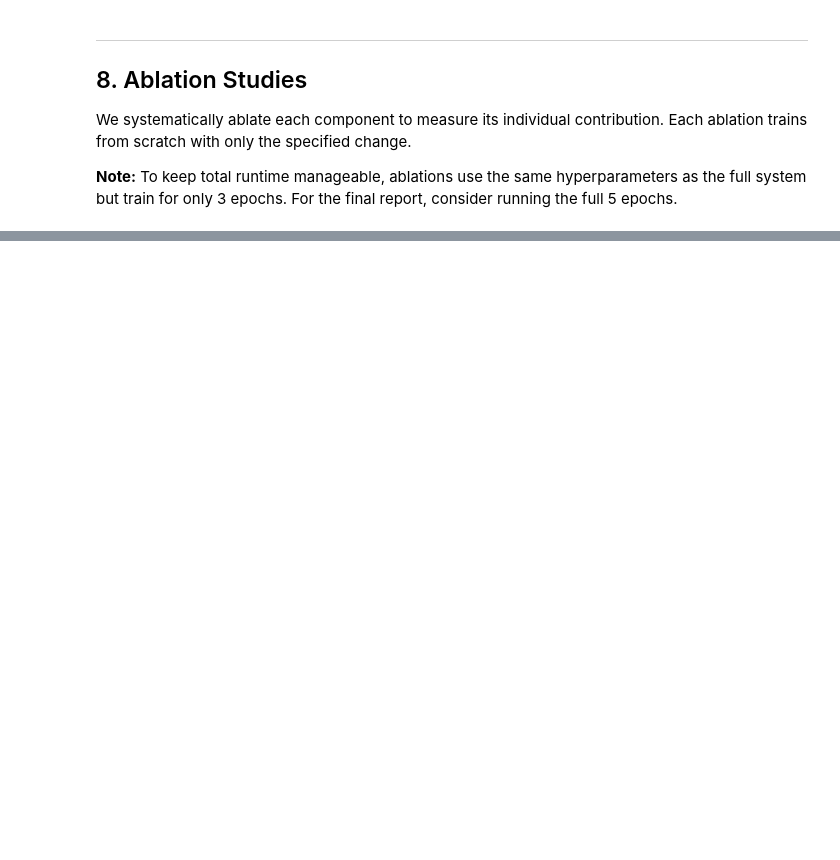
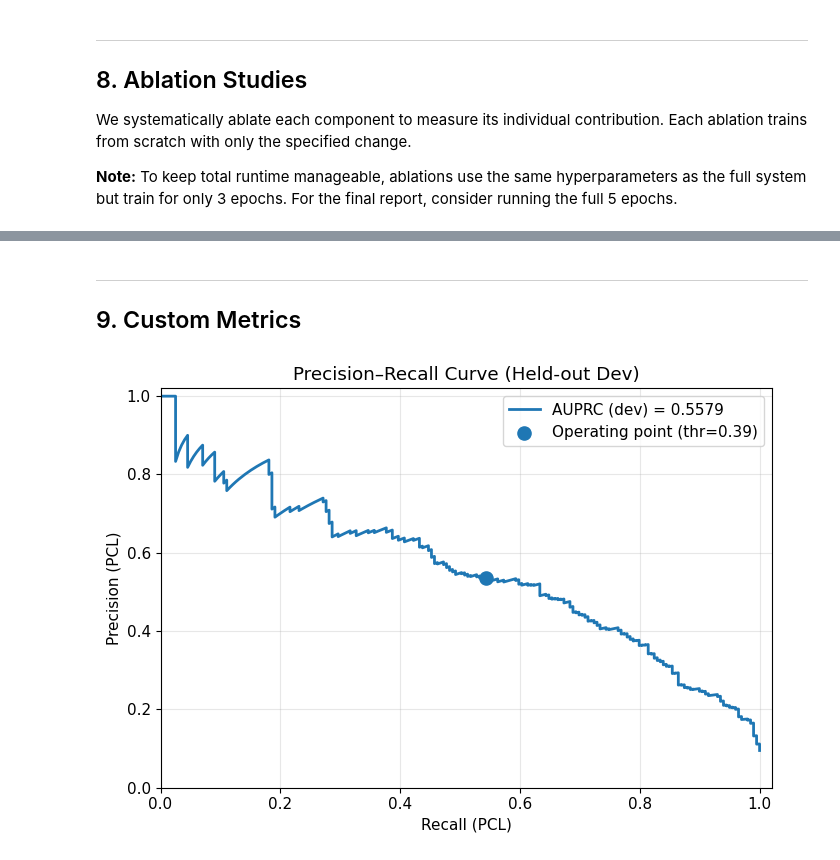
Before and after one commit to VinayMohan0409/NLP_PCL_detection, a Jupyter notebook: bestmodel.ipynb, the cells around one changed output, grey strips where cells are left out. Cells and saved outputs as stored; diff of their text form; code cells hidden in the pictures; blank space fills up the shorter version.

```diff
--- a/bestmodel.ipynb
+++ b/bestmodel.ipynb
@@ -1175,0 +1238,50 @@ NameError: name 'ablation_results' is not defined
+# %% [markdown]
+---
+## 9. Custom Metrics
+# %%
+from sklearn.metrics import (
+    precision_recall_curve,
+    average_precision_score,
+    confusion_matrix,
+    matthews_corrcoef,
+    cohen_kappa_score,
+    roc_auc_score,
+)
+import matplotlib.pyplot as plt
+import matplotlib
+matplotlib.rcParams.update({"font.size": 11})
+# %%
+from sklearn.metrics import precision_recall_curve, average_precision_score, precision_recall_fscore_support
+import matplotlib.pyplot as plt
+
+# PR curve on DEV
+precision_vals, recall_vals, pr_thresholds = precision_recall_curve(
+    dev_labels, dev_scores, pos_label=1
+)
+auprc = average_precision_score(dev_labels, dev_scores, pos_label=1)
+
+fig, ax = plt.subplots(1, 1, figsize=(7, 5))
+
+ax.plot(recall_vals, precision_vals, linewidth=2, label=f"AUPRC (dev) = {auprc:.4f}")
+
+# operating point using val-tuned threshold
+dev_preds_at_thr = (dev_scores >= best_threshold).astype(int)
+op_precision, op_recall, _, _ = precision_recall_fscore_support(
+    dev_labels, dev_preds_at_thr, pos_label=1, average="binary", zero_division=0
+)
+
+ax.scatter([op_recall], [op_precision], s=90,
+           label=f"Operating point (thr={best_threshold:.2f})")
+
+ax.set_xlabel("Recall (PCL)")
+ax.set_ylabel("Precision (PCL)")
+ax.set_title("Precision–Recall Curve (Held-out Dev)")
+ax.set_xlim([0, 1.02])
+ax.set_ylim([0, 1.02])
+ax.grid(alpha=0.3)
+ax.legend(loc="upper right")
+
+plt.tight_layout()
+plt.show()
+# %% [output]
+[figure, added]
```
Also changed, not shown: parts of 24 cells of this notebook, 4 other files.
